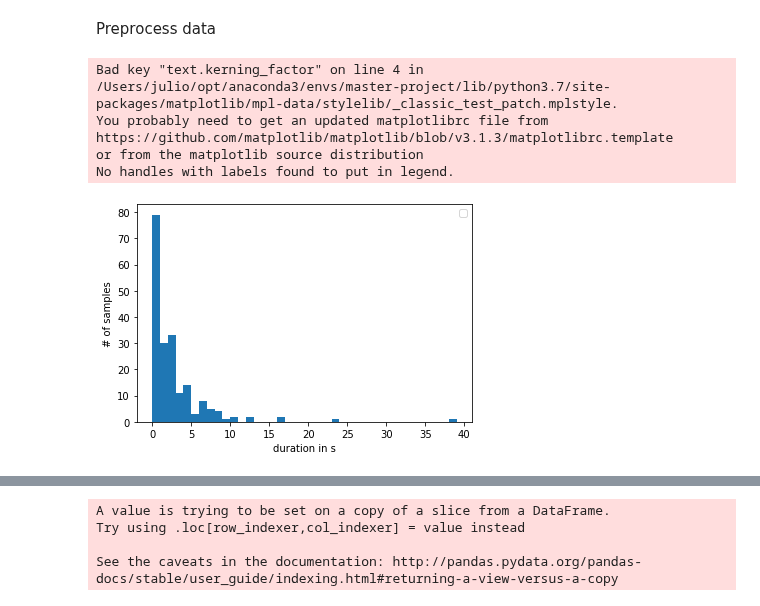
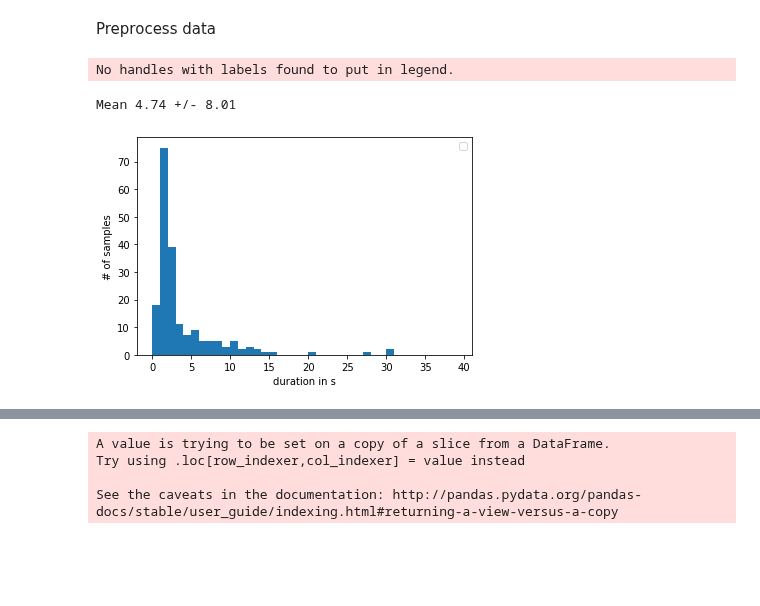
Before and after one commit to mp-mental-health-2020/mp-mental-health-2020, a Jupyter notebook: src/experiments/Supervised Classification.ipynb, the cells around one changed output, grey strips where cells are left out. Drawn from its saved outputs; the diff is of its cells as text; code cells hidden in the pictures; blank space fills up the shorter version.

```diff
--- a/src/experiments/Supervised Classification.ipynb
+++ b/src/experiments/Supervised Classification.ipynb
@@ -57,16 +57,8 @@ for dir in experiment_dirs:
 # %% [markdown]
 Preprocess data
-# %%
-plt.hist([len(c)/50 for c in null_chunks["right"]], bins=range(0,40))
-plt.xlabel("duration in s")
-plt.ylabel("# of samples")
-plt.legend()
-plt.show()
-# %% [output]
-Bad key "text.kerning_factor" on line 4 in
-/Users/julio/opt/anaconda3/envs/master-project/lib/python3.7/site-packages/matplotlib/mpl-data/stylelib/_classic_test_patch.mplstyle.
-You probably need to get an updated matplotlibrc file from
-https://github.com/matplotlib/matplotlib/blob/v3.1.3/matplotlibrc.template
-or from the matplotlib source distribution
-No handles with labels found to put in legend.
-[figure, removed]
+# %%
+plot_duration_histogram(chunks["right"])
+# %% [output]
+No handles with labels found to put in legend.
+Mean 4.74 +/- 8.01
+[figure, added]
```
Also changed, not shown: parts of 17 cells of this notebook, 5 other files.
